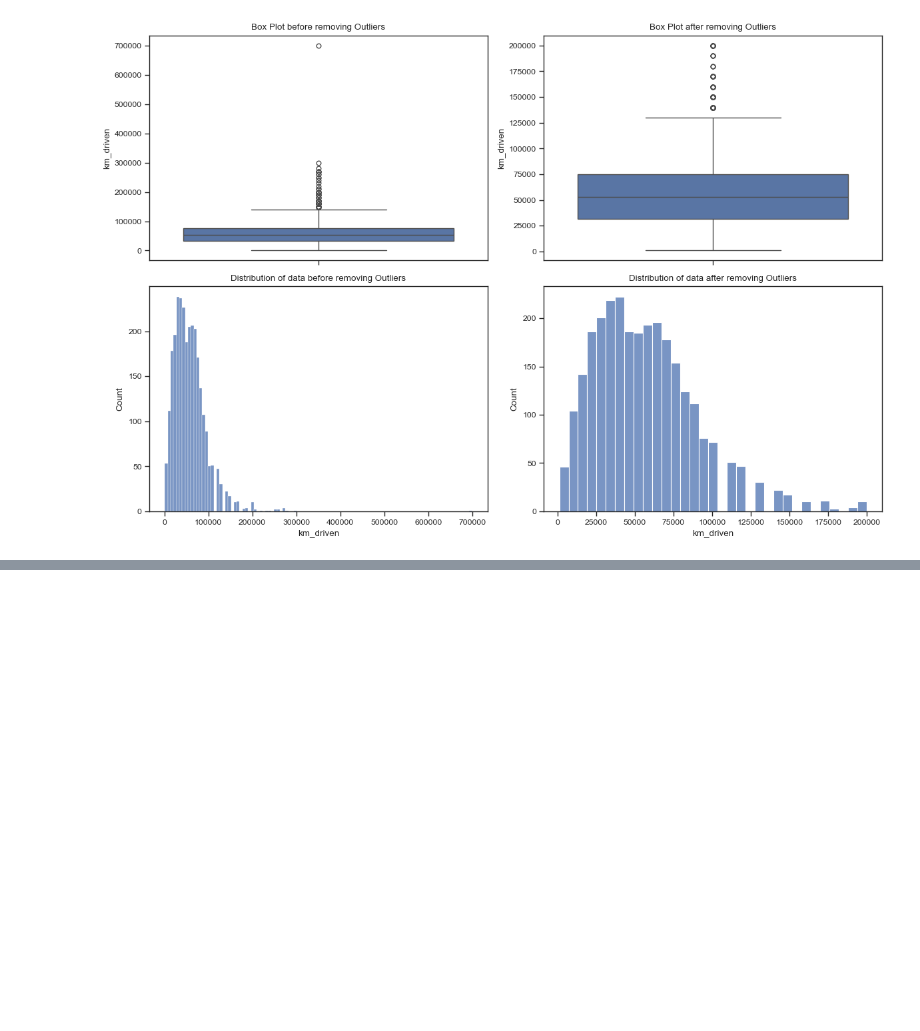
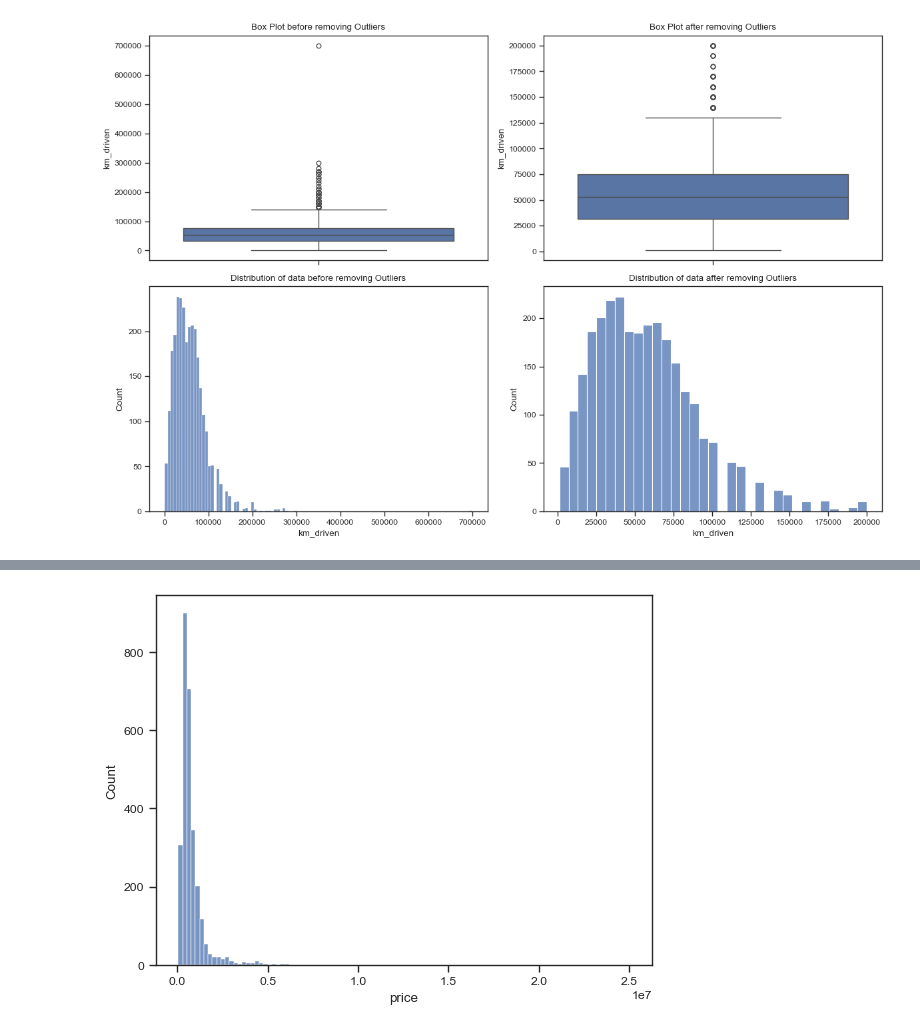
Before and after one commit to TheMrityunjayPathak/AutoIQ, a Jupyter notebook: notebooks/step_2_outlier_detection.ipynb, the cells around one changed output, grey strips where cells are left out. Cells and saved outputs as stored; diff of their text form; code cells hidden in the pictures; blank space fills up the shorter version.

```diff
--- a/notebooks/step_2_outlier_detection.ipynb
+++ b/notebooks/step_2_outlier_detection.ipynb
@@ -301,0 +337,6 @@ plt.show()
+# %%
+# Distribution of "price" column
+sns.histplot(updated_cars['price'])
+plt.show()
+# %% [output]
+[figure, added]
```
Also changed, not shown: parts of 18 cells of this notebook.
